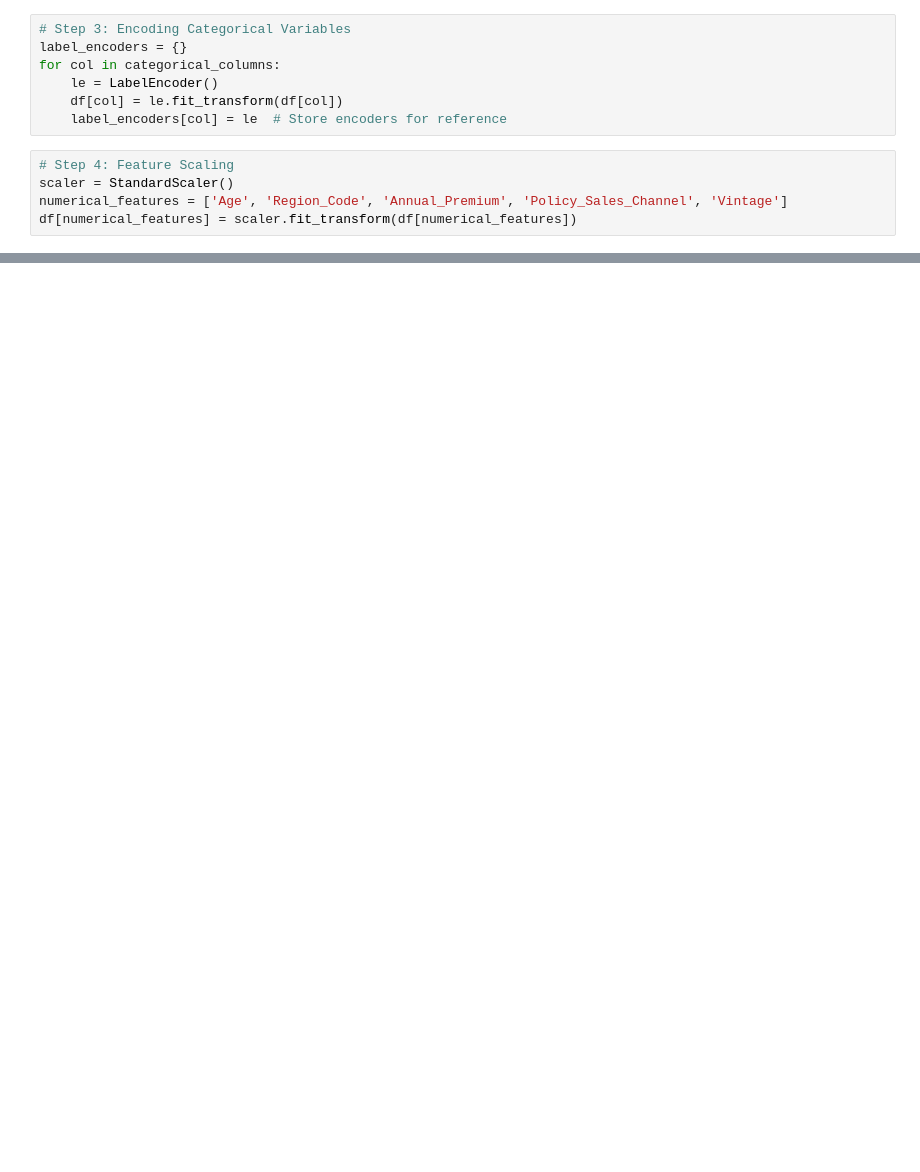
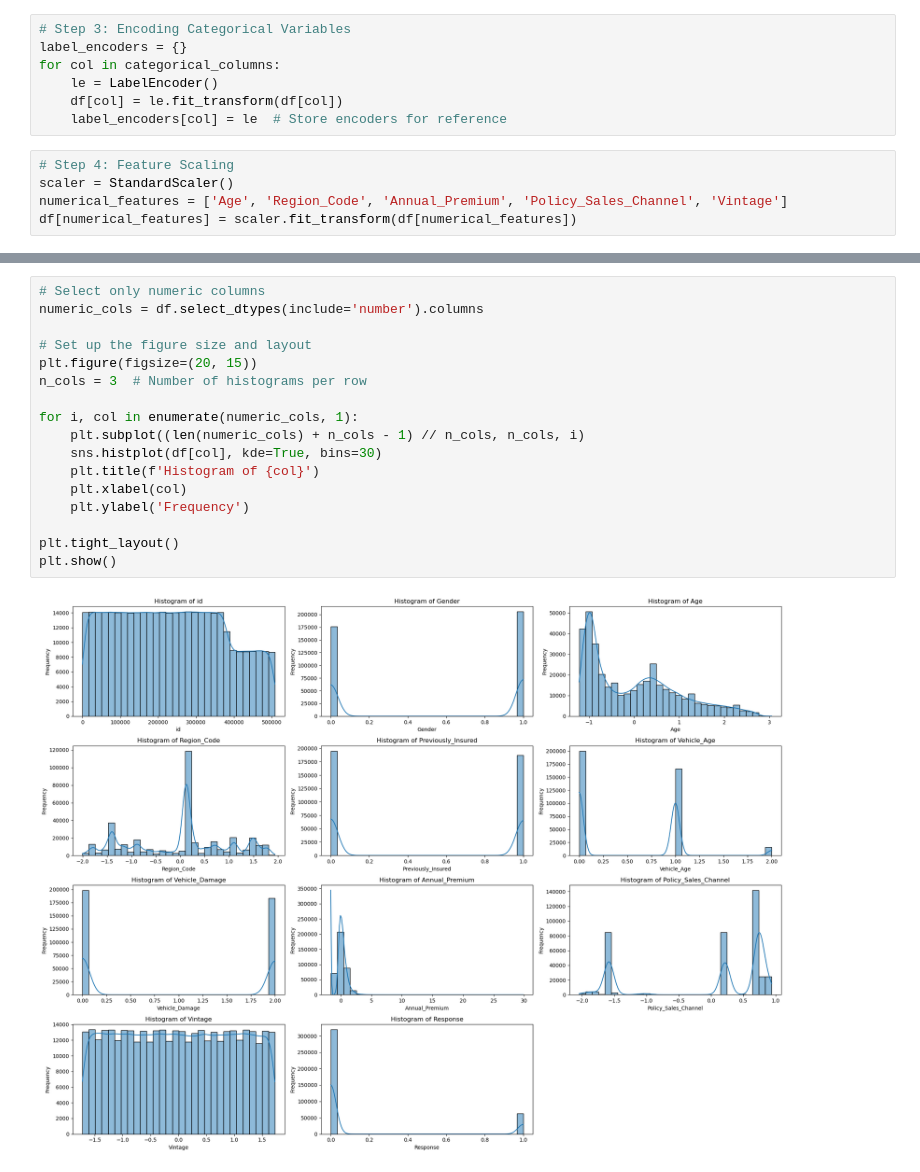
Before and after one commit to NSC-BS-CS/CSB320_InClass, a Jupyter notebook: 4-ModelImprov/modelImprov.ipynb, the cells around one changed output, grey strips where cells are left out. Cells and saved outputs as stored; diff of their text form; blank space fills up the shorter version.

```diff
--- a/4-ModelImprov/modelImprov.ipynb
+++ b/4-ModelImprov/modelImprov.ipynb
@@ -137,0 +206,19 @@ Name: count, dtype: int64
+# %%
+# Select only numeric columns
+numeric_cols = df.select_dtypes(include='number').columns
+
+# Set up the figure size and layout
+plt.figure(figsize=(20, 15))
+n_cols = 3  # Number of histograms per row
+
+for i, col in enumerate(numeric_cols, 1):
+    plt.subplot((len(numeric_cols) + n_cols - 1) // n_cols, n_cols, i)
+    sns.histplot(df[col], kde=True, bins=30)
+    plt.title(f'Histogram of {col}')
+    plt.xlabel(col)
+    plt.ylabel('Frequency')
+
+plt.tight_layout()
+plt.show()
+# %% [output]
+[figure, added]
```
Also changed, not shown: parts of 9 cells of this notebook.
